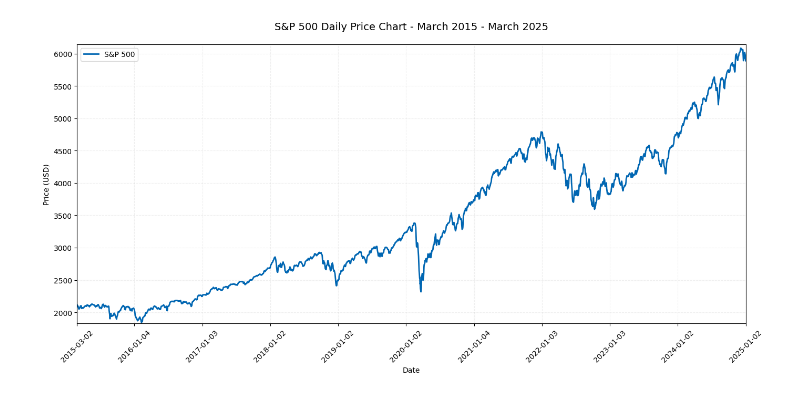
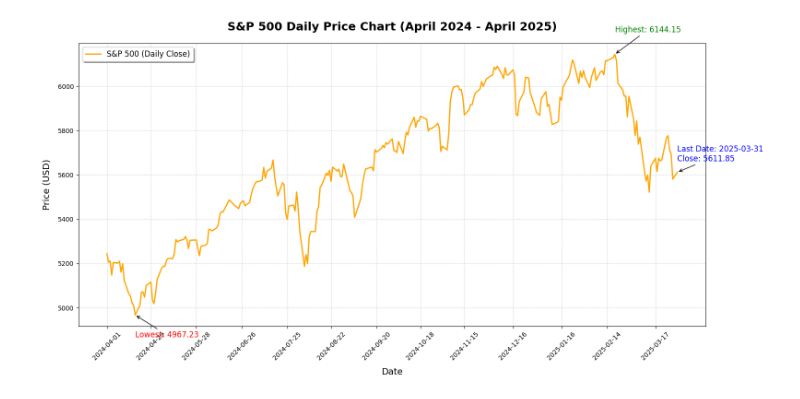
Before and after one commit to Trungenial/S-P-500, a Jupyter notebook: sp500.ipynb, the cells around one changed output. Drawn from its saved outputs; the diff is of its cells as text; code cells hidden in the pictures.

```diff
--- a/sp500.ipynb
+++ b/sp500.ipynb
@@ -7,33 +7,61 @@ import matplotlib.pyplot as plt
 sp500 = yf.Ticker("^GSPC")
 # %%
 # Lấy dữ liệu lịch sử  trong tháng 3
-data = sp500.history(interval="1d", start="2015-03-01", end="2025-03-30")
+data = sp500.history(interval="1d", start="2024-04-01", end="2025-04-01")
 # %%
-# Create the plot
-if 'xticks' not in globals():
-	xticks = data.index
-plt.figure(figsize=(14, 7))
-# Plot the smoothed closing prices using a 3-day rolling mean
-plt.plot(data.index, data['Close'].rolling(window=3).mean(), label="S&P 500", color='#0066b2', linewidth=2)
+# Tạo biểu đồ
+plt.figure(figsize=(16, 8))
 
-plt.title("S&P 500 Daily Price Chart - March 2015 - March 2025", fontsize=14, pad=20)
-plt.xlabel("Date", fontsize=10)
-plt.ylabel("Price (USD)", fontsize=10)
-plt.grid(True, linestyle='--', alpha=0.2)
-plt.legend(fontsize=10)
+# Thêm điểm dữ liệu gốc
+plt.plot(data.index, data['Close'], color='orange', linewidth=2, label="S&P 500 (Daily Close)")
 
-# Format x-axis to use the daily ticks and set limits to the first and last tick
-plt.xticks(xticks, [x.strftime('%Y-%m-%d') for x in xticks], rotation=45)
-plt.xlim(xticks[0], xticks[-1])
+# Tiêu đề và nhãn
+plt.title("S&P 500 Daily Price Chart (April 2024 - April 2025)", fontsize=18, pad=20, fontweight='bold')
+plt.xlabel("Date", fontsize=14, labelpad=10)
+plt.ylabel("Price (USD)", fontsize=14, labelpad=10)
 
-# Apply consistent y-axis scaling
-if 'y_min' not in globals():
-	y_min = data['Close'].min()
-if 'y_max' not in globals():
-	y_max = data['Close'].max()
-plt.ylim(y_min, y_max)
+# Lưới
+plt.grid(True, linestyle='--', alpha=0.5)
 
+# Chú thích
+plt.legend(fontsize=12, loc='upper left', frameon=True, shadow=True)
+
+# Định dạng trục x
+xticks = data.index
+plt.xticks(xticks[::20], [x.strftime('%Y-%m-%d') for x in xticks[::20]], rotation=45, fontsize=10)
+
+# Định dạng trục y
+y_min, y_max = data['Close'].min(), data['Close'].max()
+plt.ylim(y_min - 50, y_max + 50)
+
+# Ghi chú điểm cao nhất và thấp nhất
+max_close_date = data['Close'].idxmax()
+min_close_date = data['Close'].idxmin()
+plt.annotate(f"Highest: {data['Close'].max():.2f}",
+			xy=(max_close_date, data['Close'].max()),
+			xytext=(max_close_date, data['Close'].max() + 100),
+			arrowprops=dict(facecolor='green', arrowstyle='->'),
+			fontsize=12, color='green')
+
+plt.annotate(f"Lowest: {data['Close'].min():.2f}",
+			xy=(min_close_date, data['Close'].min()),
+			xytext=(min_close_date, data['Close'].min() - 100),
+			arrowprops=dict(facecolor='red', arrowstyle='->'),
+			fontsize=12, color='red')
+
+# Ghi chú ngày cuối cùng trong dữ liệu
+last_date = data.index[-1]
+last_close = data['Close'][-1]
+plt.annotate(f"Last Date: {last_date.strftime('%Y-%m-%d')}\nClose: {last_close:.2f}",
+			xy=(last_date, last_close),
+			xytext=(last_date, last_close + 50),
+			arrowprops=dict(facecolor='blue', arrowstyle='->'),
+			fontsize=12, color='blue')
+
+# Tối ưu hóa bố cục
 plt.tight_layout()
+
+# Hiển thị biểu đồ
 plt.show()
 # %% [output]
-[figure, old version]
+[figure, new version]
```
Also changed, not shown: 2 other files.
